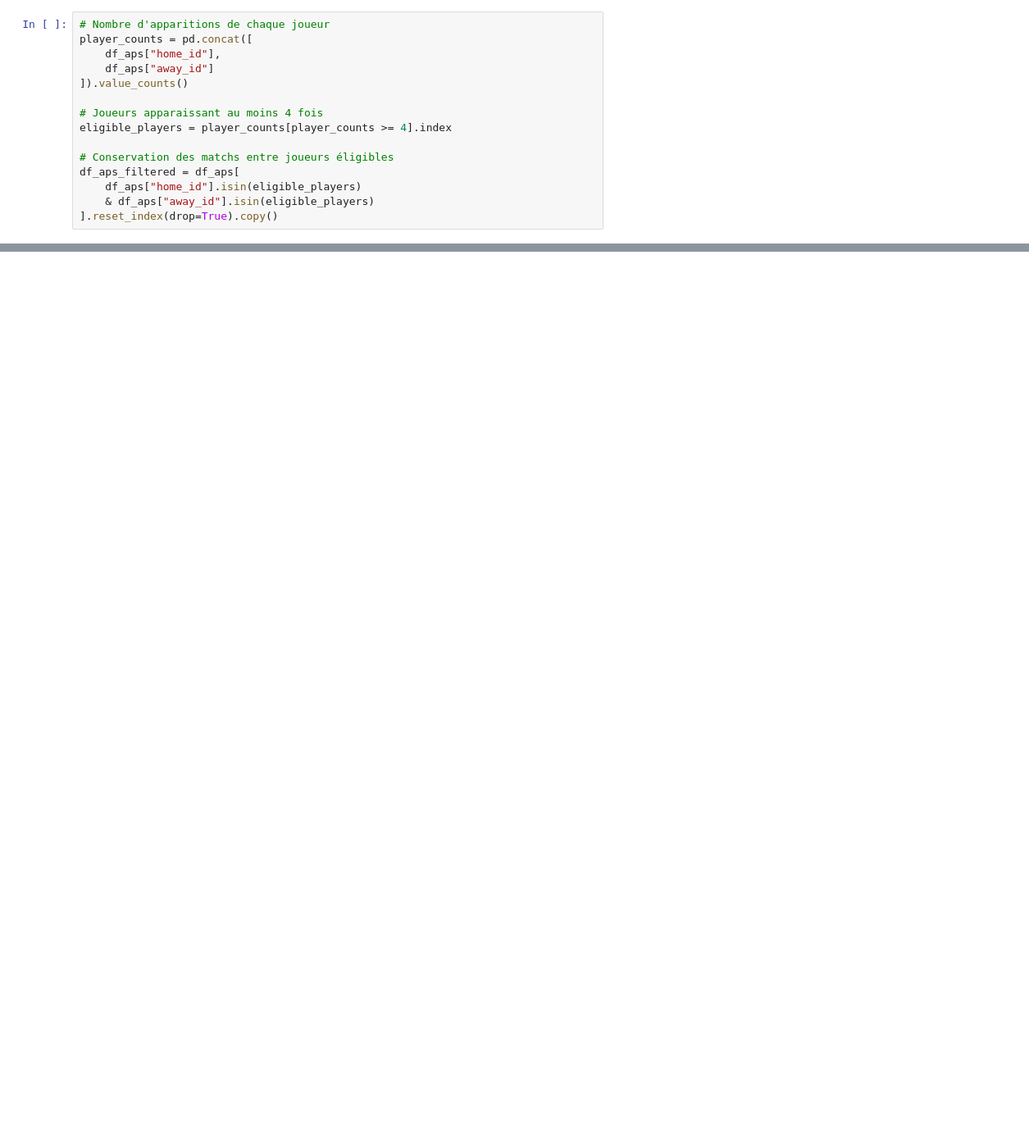
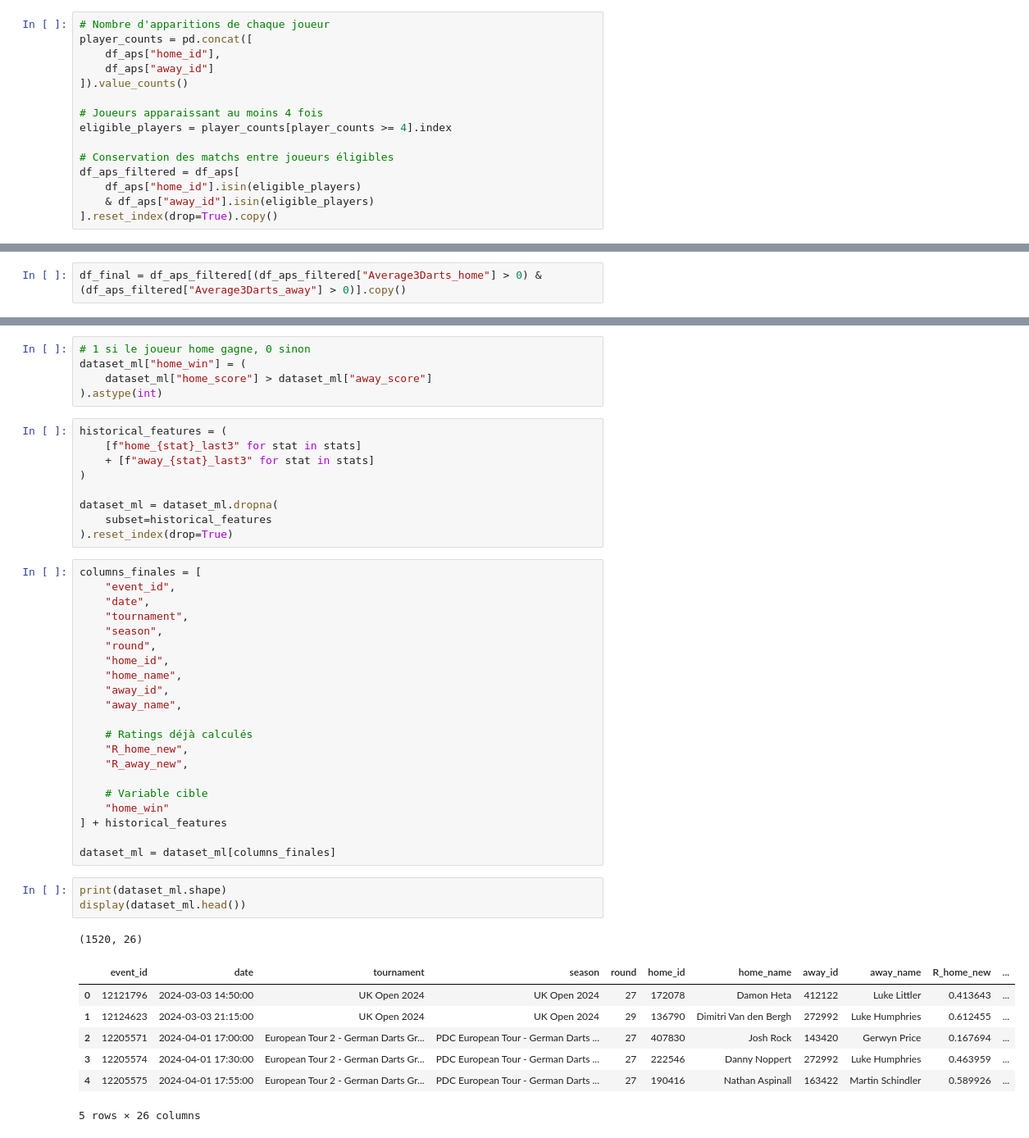
Before and after one commit to Juleslapeuf/APS, a Jupyter notebook: main.ipynb, the cells around one changed output, grey strips where cells are left out. Shown at 82% size. Drawn from its saved outputs; the diff is of its cells as text; blank space fills up the shorter version.

```diff
--- a/main.ipynb
+++ b/main.ipynb
@@ -114,0 +158,2 @@ df_moyennes.head()
+# %%
+df_final = df_aps_filtered[(df_aps_filtered["Average3Darts_home"] > 0) & (df_aps_filtered["Average3Darts_away"] > 0)].copy()
@@ -114,0 +303,47 @@ df_moyennes.head()
+# %%
+# 1 si le joueur home gagne, 0 sinon
+dataset_ml["home_win"] = (
+    dataset_ml["home_score"] > dataset_ml["away_score"]
+).astype(int)
+# %%
+historical_features = (
+    [f"home_{stat}_last3" for stat in stats]
+    + [f"away_{stat}_last3" for stat in stats]
+)
+
+dataset_ml = dataset_ml.dropna(
+    subset=historical_features
+).reset_index(drop=True)
+# %%
+columns_finales = [
+    "event_id",
+    "date",
+    "tournament",
+    "season",
+    "round",
+    "home_id",
+    "home_name",
+    "away_id",
+    "away_name",
+
+    # Ratings déjà calculés
+    "R_home_new",
+    "R_away_new",
+
+    # Variable cible
+    "home_win"
+] + historical_features
+
+dataset_ml = dataset_ml[columns_finales]
+# %%
+print(dataset_ml.shape)
+display(dataset_ml.head())
+# %% [output]
+(1520, 26)
+|  | event_id | date | tournament | season | round | home_id | home_name | away_id | away_name | R_home_new | ... |
+| 0 | 12121796 | 2024-03-03 14:50:00 | UK Open 2024 | UK Open 2024 | 27 | 172078 | Damon Heta | 412122 | Luke Littler | 0.413643 | ... |
+| 1 | 12124623 | 2024-03-03 21:15:00 | UK Open 2024 | UK Open 2024 | 29 | 136790 | Dimitri Van den Bergh | 272992 | Luke Humphries | 0.612455 | ... |
+| 2 | 12205571 | 2024-04-01 17:00:00 | European Tour 2 - German Darts Gr... | PDC European Tour - German Darts ... | 27 | 407830 | Josh Rock | 143420 | Gerwyn Price | 0.167694 | ... |
+| 3 | 12205574 | 2024-04-01 17:30:00 | European Tour 2 - German Darts Gr... | PDC European Tour - German Darts ... | 27 | 222546 | Danny Noppert | 272992 | Luke Humphries | 0.463959 | ... |
+| 4 | 12205575 | 2024-04-01 17:55:00 | European Tour 2 - German Darts Gr... | PDC European Tour - German Darts ... | 27 | 190416 | Nathan Aspinall | 163422 | Martin Schindler | 0.589926 | ... |
+5 rows × 26 columns
```
Also changed, not shown: parts of 29 cells of this notebook, 1 other file.
